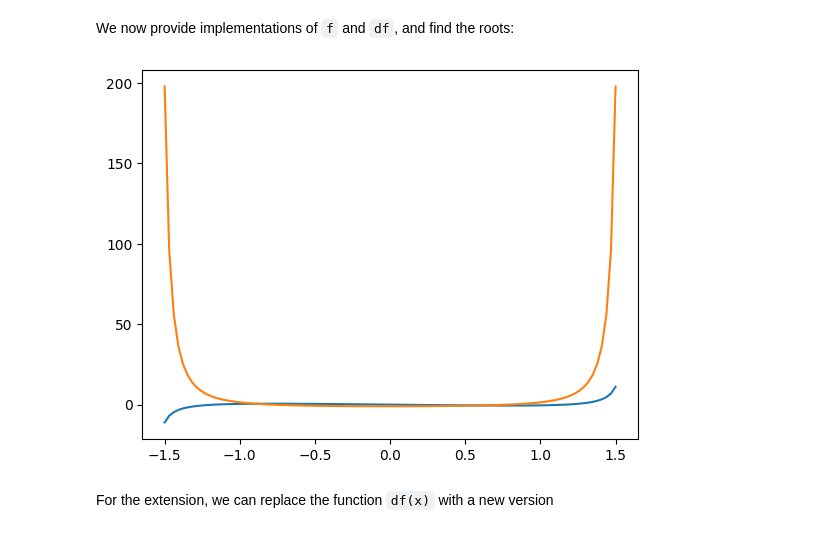
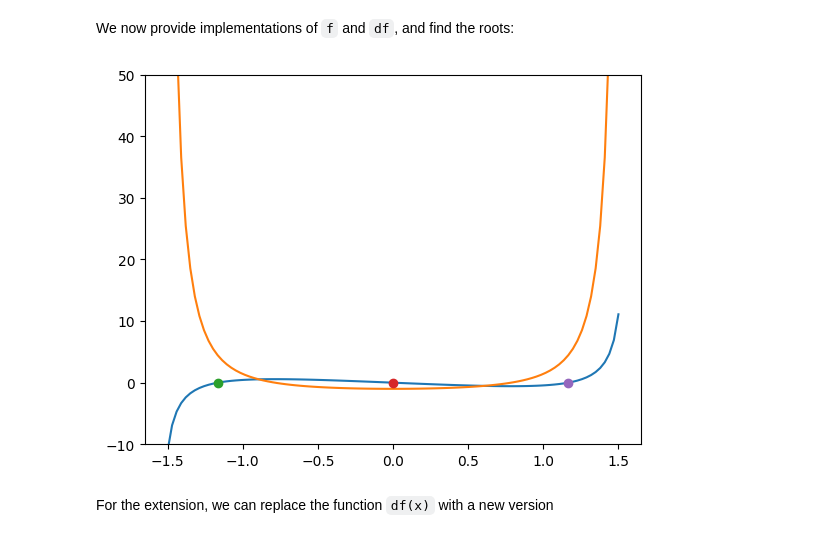
Before and after one commit to differental/PartIA-Computing-Michaelmas, a Jupyter notebook: Exercises/10 Exercises.ipynb, the cells around one changed output. Saved outputs shown, nothing was run; the diff lists cells and outputs as text; code cells hidden in the pictures.

```diff
--- a/Exercises/10 Exercises.ipynb
+++ b/Exercises/10 Exercises.ipynb
@@ -168,22 +168,24 @@ assert np.isclose(xroots, [-1.16556119e+00, 2.08575213e-10, 1.16556119e+00]).all
 # %%
 # We can visualise the result:
 
 %matplotlib inline
 import matplotlib.pyplot as plt
+import numpy as np
 
 # Plot f and df/dx
 x = np.linspace(-1.5, 1.5, 100)
 plt.plot(x, f(x), label='$f(x)$')
 plt.plot(x, df(x), label="$f^{\prime}(x)$")
 
 # Add location of roots to plot
 
 for item in xroots:
-    plt.plot(item, 0)
+    plt.plot(item, 0, marker='o')
 
+plt.ylim(-10, 50)
 plt.show()
 # %% [output]
-[figure, old version]
+[figure, new version]
 # %% [markdown]
 For the extension, we can replace the function `df(x)` with a new version
 # %%
```
Also changed, not shown: parts of 3 cells of this notebook, 1 other file.
